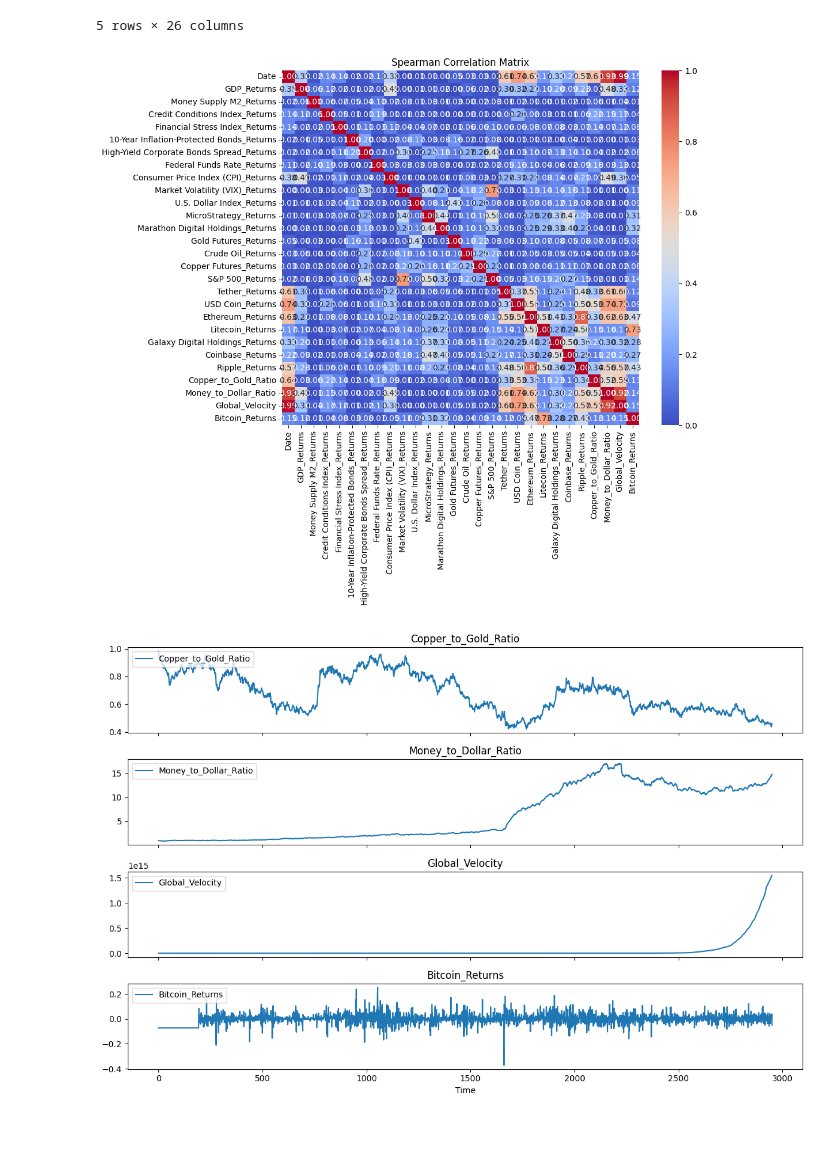
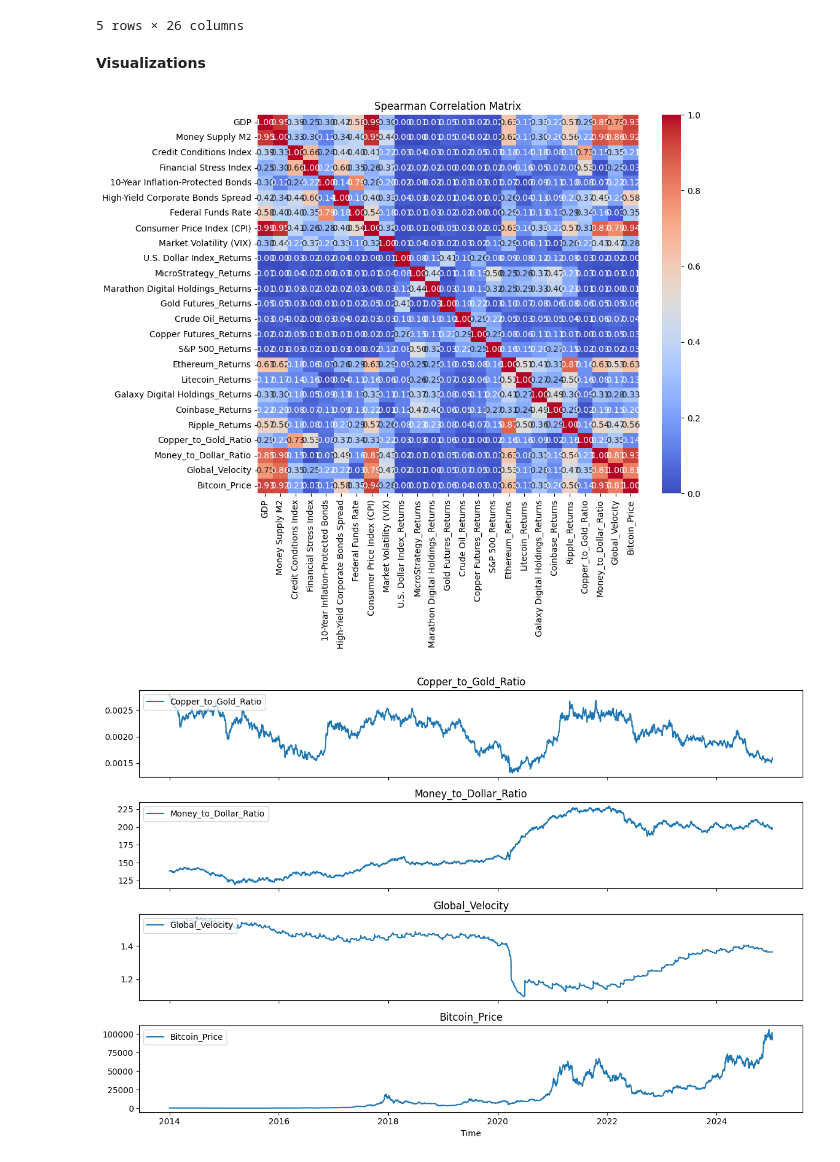
Before and after one commit to AdirGelkop/Bitcoin, a Jupyter notebook: New_Bitcoin_ML_Prediction_Flow_v2.ipynb, the cells around one changed output. Cells and saved outputs as stored; diff of their text form; code cells hidden in the pictures; blank space fills up the shorter version.

```diff
--- a/New_Bitcoin_ML_Prediction_Flow_v2.ipynb
+++ b/New_Bitcoin_ML_Prediction_Flow_v2.ipynb
@@ -345,35 +345,38 @@ Updated merged_df with new features:
 | 3 | 2014-01-06 | 17197.738 | 11191.2 | -13.7 | -0.78011 | 0.72 | ... |
 | 4 | 2014-01-07 | 17197.738 | 11191.2 | -13.7 | -0.78011 | 0.70 | ... |
 5 rows × 26 columns
+# %% [markdown]
+**Visualizations**
 # %%
+# Visualization Section
+
+# Drop 'Date' column temporarily for correlation calculation
+correlation_data = merged_df.drop(columns=['Date'], errors='ignore')
+
 # Correlation Matrix Heatmap (using Spearman correlation for time series)
-# Spearman correlation is used because it measures monotonic relationships and is less sensitive to outliers,
-# which are common in financial returns.
 plt.figure(figsize=(10, 8))
-correlation_matrix = merged_df.corr(method='spearman').abs()  # Absolute values for correlations
+correlation_matrix = correlation_data.corr(method='spearman').abs()  # Absolute values for correlations
 sns.heatmap(correlation_matrix, annot=True, cmap='coolwarm', fmt=".2f", vmin=0, vmax=1)
 plt.title("Spearman Correlation Matrix")
 plt.show()
 
 # Time Series Trends for Financial Features
-# Visualize each feature in separate subplots for clarity
-financial_features = ['Copper_to_Gold_Ratio', 'Money_to_Dollar_Ratio', 'Global_Velocity', 'Bitcoin_Returns']
+financial_features = ['Copper_to_Gold_Ratio', 'Money_to_Dollar_Ratio', 'Global_Velocity', 'Bitcoin_Price']
 fig, axs = plt.subplots(len(financial_features), 1, figsize=(12, 8), sharex=True)
 
 for i, feature in enumerate(financial_features):
-    axs[i].plot(merged_df.index, merged_df[feature], label=feature)
+    axs[i].plot(merged_df['Date'], merged_df[feature], label=feature)
     axs[i].set_title(feature)
     axs[i].legend(loc='upper left')
 
 plt.xlabel("Time")
 plt.tight_layout()
 plt.show()
 
 # Sorted Bitcoin Correlations
-# Display sorted correlations of all features with Bitcoin_Returns
-bitcoin_correlation = correlation_matrix['Bitcoin_Returns'].sort_values(ascending=False)
-print("\nSpearman Correlations with Bitcoin_Returns (sorted):\n")
+bitcoin_correlation = correlation_matrix['Bitcoin_Price'].sort_values(ascending=False)
+print("\nSpearman Correlations with Bitcoin_Price (sorted):\n")
 print(bitcoin_correlation)
 # %% [output]
-[figure, old version]
+[figure, new version]
-[figure, old version]
+[figure, new version]
```
Also changed, not shown: parts of 1 cell of this notebook.
